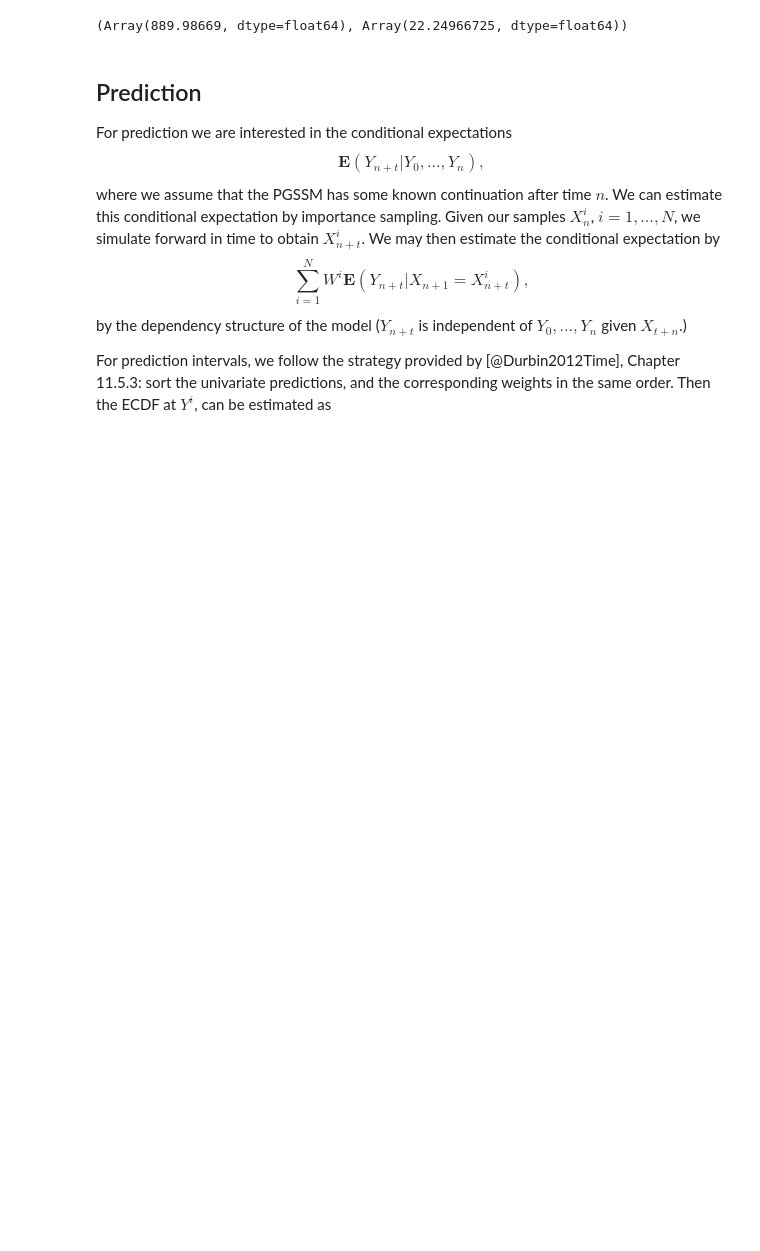
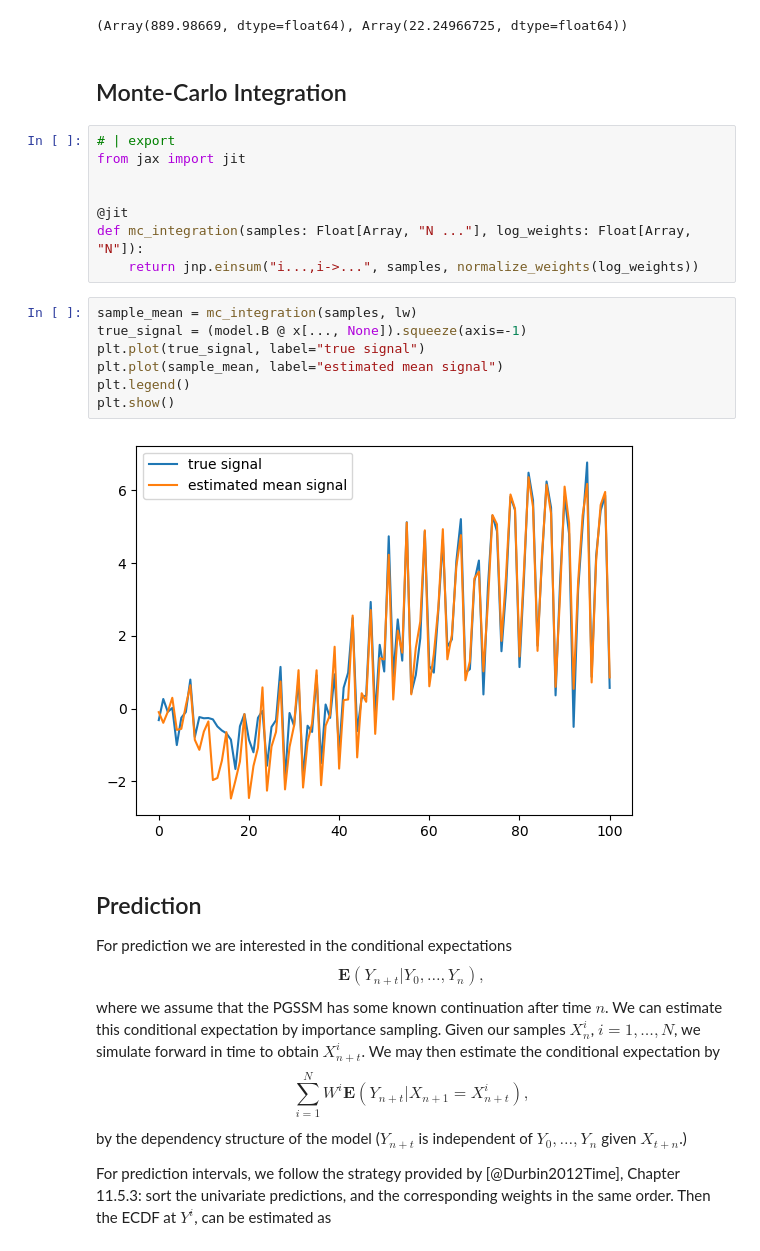
Before and after one commit to stefanheyder/isssm, a Jupyter notebook: nbs/40_importance_sampling.ipynb, the cells around one changed output. Cells and saved outputs as stored; diff of their text form; blank space fills up the shorter version.

```diff
--- a/nbs/40_importance_sampling.ipynb
+++ b/nbs/40_importance_sampling.ipynb
@@ -224,6 +220,25 @@ def ess_pct(
 ess(weights), ess_pct(lw)
 # %% [output]
 (Array(889.98669, dtype=float64), Array(22.24966725, dtype=float64))
+# %% [markdown]
+## Monte-Carlo Integration
+# %%
+# | export
+from jax import jit
+
+
+@jit
+def mc_integration(samples: Float[Array, "N ..."], log_weights: Float[Array, "N"]):
+    return jnp.einsum("i...,i->...", samples, normalize_weights(log_weights))
+# %%
+sample_mean = mc_integration(samples, lw)
+true_signal = (model.B @ x[..., None]).squeeze(axis=-1)
+plt.plot(true_signal, label="true signal")
+plt.plot(sample_mean, label="estimated mean signal")
+plt.legend()
+plt.show()
+# %% [output]
+[figure, added]
 # %% [markdown]
 ## Prediction
 For prediction we are interested in the conditional expectations
```
Also changed, not shown: parts of 9 cells of this notebook, 14 other files.
